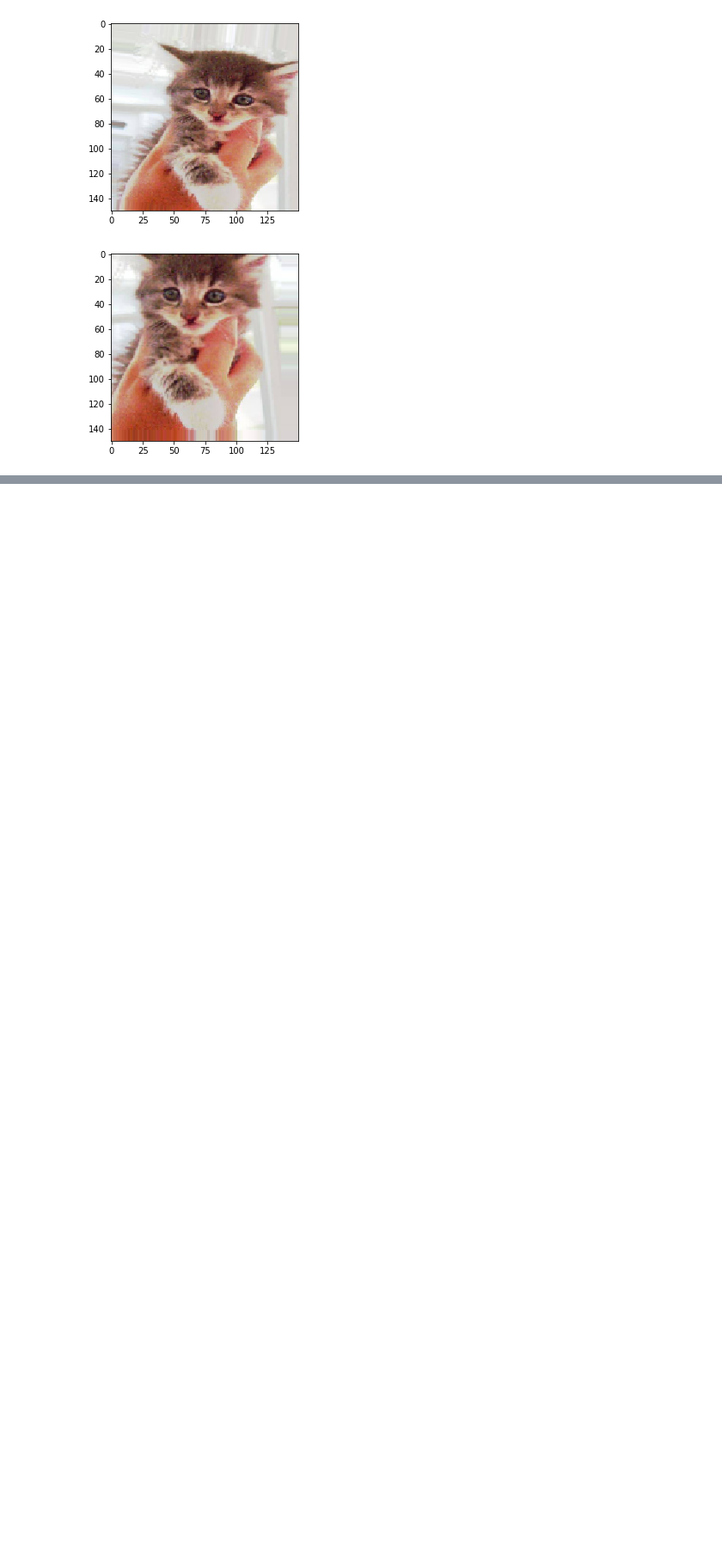
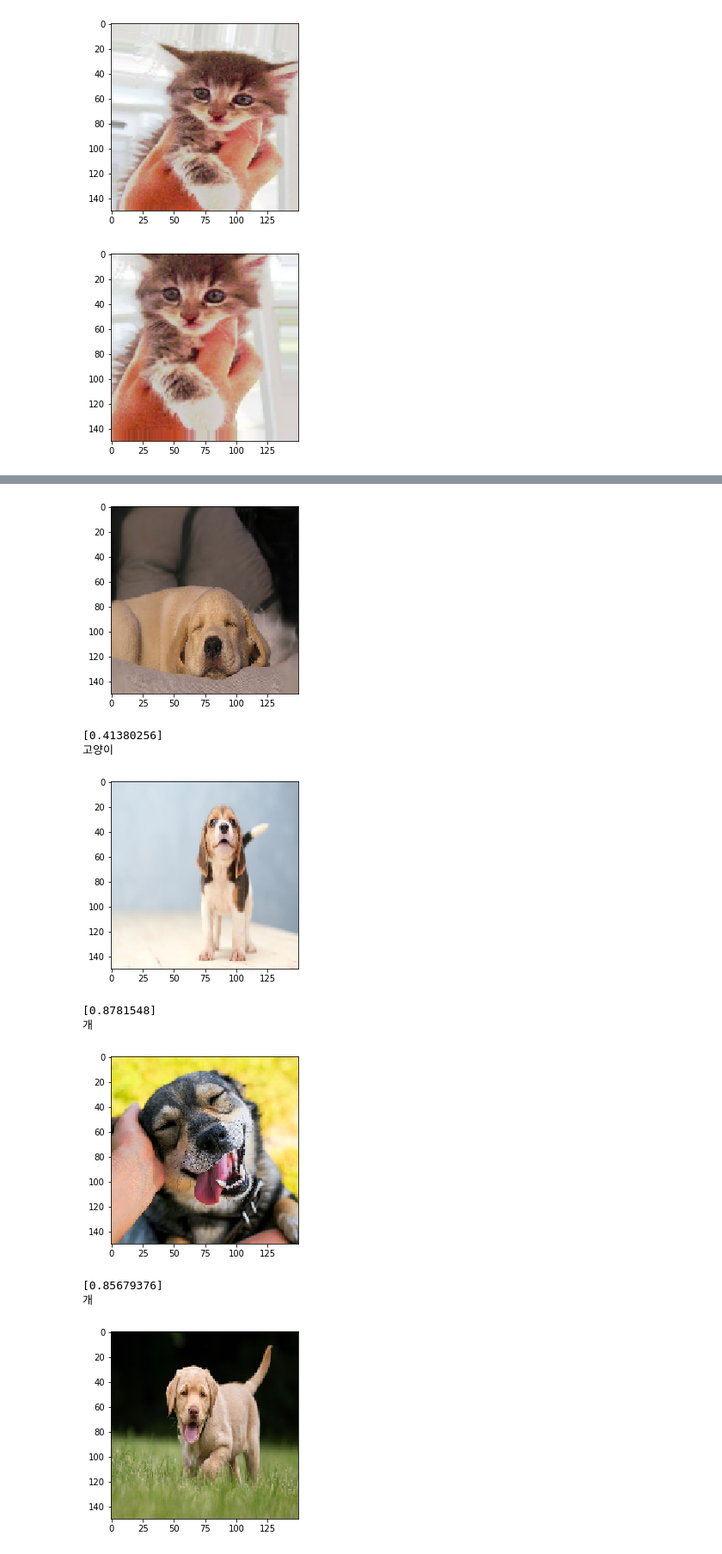
Before and after one commit to MoNireu/TFexamples, a Jupyter notebook: cat_dog.ipynb, the cells around one changed output, grey strips where cells are left out. Shown at 86% size. Drawn from its saved outputs; the diff is of its cells as text; code cells hidden in the pictures; blank space fills up the shorter version.

```diff
--- a/cat_dog.ipynb
+++ b/cat_dog.ipynb
@@ -279,0 +418,28 @@ history = model.fit_generator(
+# %%
+for i in range(0,10):
+    img_path = './dataset/ex/dog/dog0000'+ str(i) + '.jpg'
+
+    img = image.load_img(img_path, target_size = (150, 150))
+
+    x = image.img_to_array(img)
+    x = np.expand_dims(x, axis = 0)
+    x /= 255.
+
+    preds = model.predict(x)
+
+    plt.imshow(x[0])
+    plt.show()
+    print(preds.flatten())
+    print("개" if preds.flatten() > 0.5 else "고양이")
+    print('\n')
+# %% [output]
+[figure, added]
+[0.41380256]
+고양이
+[figure, added]
+[0.8781548]
+개
+[figure, added]
+[0.85679376]
+개
+[figure, added]
```
Also changed, not shown: parts of 11 cells of this notebook, 2 other files.
